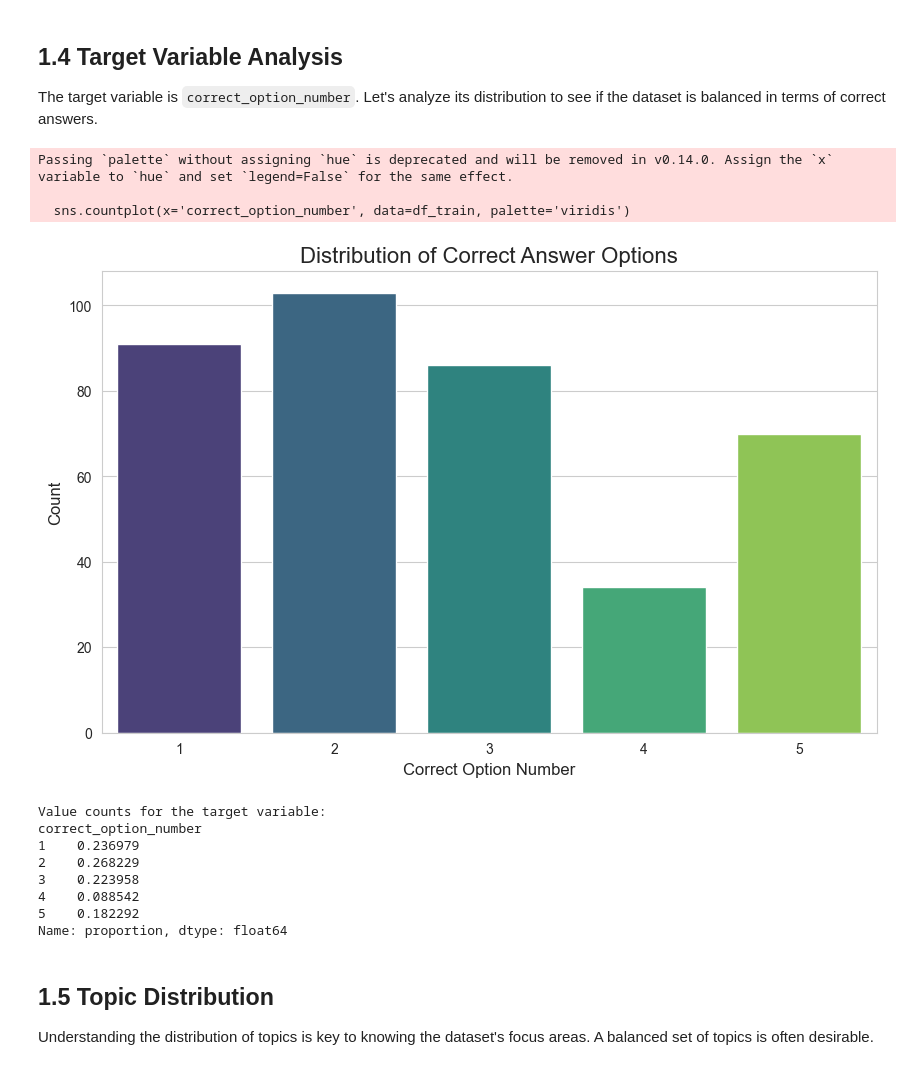
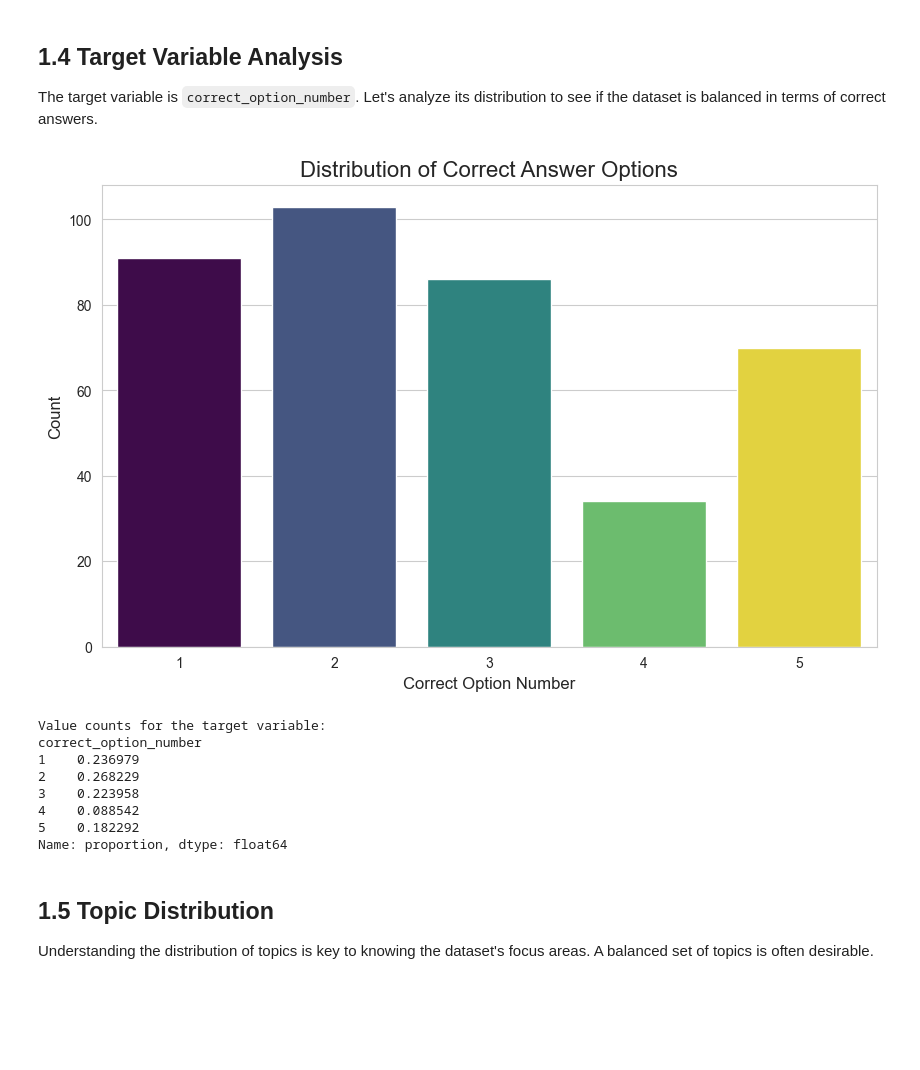
Before and after one commit to ShanmugaRamana/agentic-reasoning-engine, a Jupyter notebook: notebooks/01_data_exploration.ipynb, the cells around one changed output. Drawn from its saved outputs; the diff is of its cells as text; code cells hidden in the pictures; blank space fills up the shorter version.

```diff
--- a/notebooks/01_data_exploration.ipynb
+++ b/notebooks/01_data_exploration.ipynb
@@ -65,27 +65,30 @@ memory usage: 27.1+ KB
 The target variable is `correct_option_number`. Let's analyze its distribution to see if the dataset is balanced in terms of correct answers.
 # %%
 plt.figure(figsize=(10, 6))
-sns.countplot(x='correct_option_number', data=df_train, palette='viridis')
+sns.countplot(
+    x='correct_option_number',
+    hue='correct_option_number',  # Assign hue to match x
+    data=df_train,
+    palette='viridis',
+    legend=False  # Hide redundant legend
+)
 plt.title('Distribution of Correct Answer Options', fontsize=16)
 plt.xlabel('Correct Option Number', fontsize=12)
 plt.ylabel('Count', fontsize=12)
 plt.show()
 
 print("\nValue counts for the target variable:")
 print(df_train['correct_option_number'].value_counts(normalize=True).sort_index())
 # %% [output]
+[figure, new version]
-Passing `palette` without assigning `hue` is deprecated and will be removed in v0.14.0. Assign the `x` variable to `hue` and set `legend=False` for the same effect.
-
-  sns.countplot(x='correct_option_number', data=df_train, palette='viridis')
+Value counts for the target variable:
+correct_option_number
+1    0.236979
+2    0.268229
+3    0.223958
+4    0.088542
+5    0.182292
+Name: proportion, dtype: float64
-[figure, old version]
-Value counts for the target variable:
-correct_option_number
-1    0.236979
-2    0.268229
-3    0.223958
-4    0.088542
-5    0.182292
-Name: proportion, dtype: float64
 # %% [markdown]
 ## 1.5 Topic Distribution
 
```
Also changed, not shown: parts of 3 cells of this notebook.
